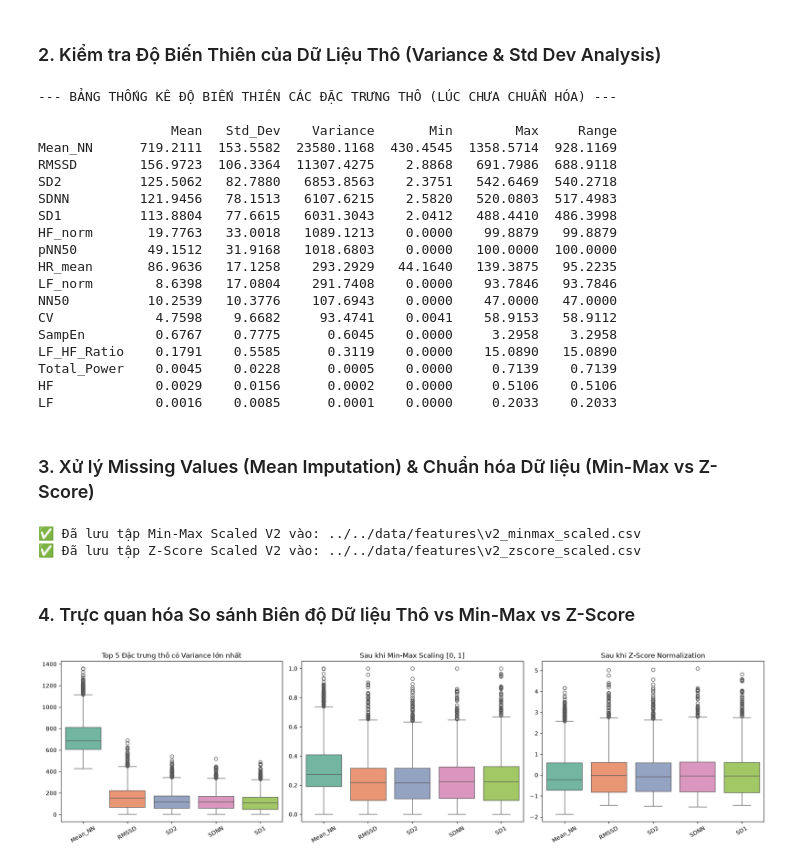
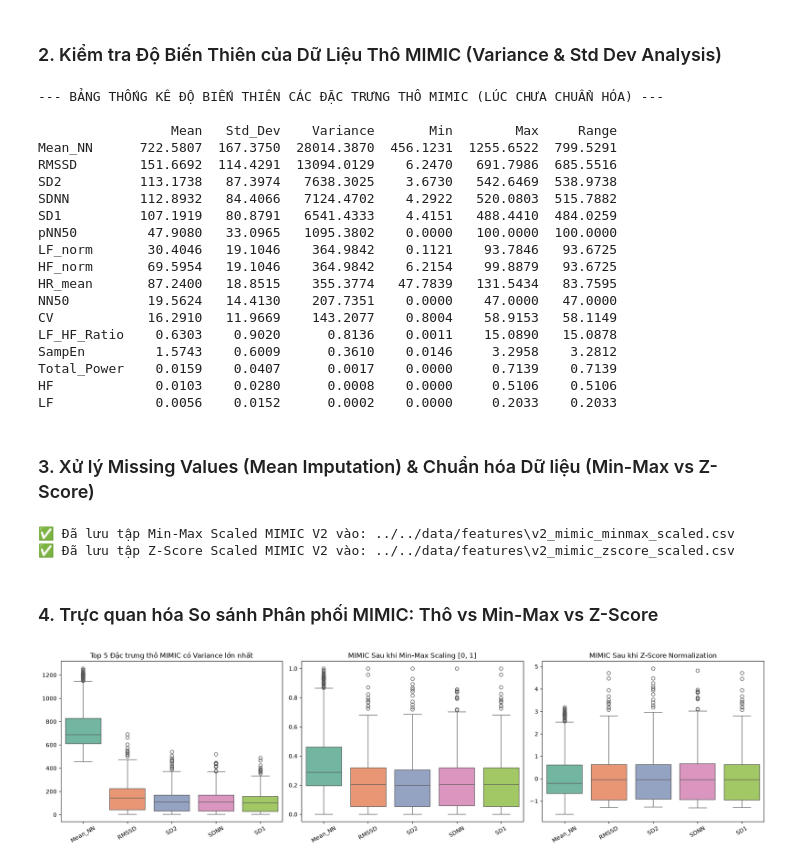
Before and after one commit to HealthSense-IUH/HealthSense-MachineLearning-Lab, a Jupyter notebook: notebooks/v2/01_feature_engineering_and_eda_v2.ipynb, the cells around one changed output. Saved outputs shown, nothing was run; the diff lists cells and outputs as text; code cells hidden in the pictures.

Commit message:
feat: implement V2 pipeline for MIMIC model training, evaluation, and feature engineering notebooks with corresponding scaled datasets

```diff
--- a/notebooks/v2/01_feature_engineering_and_eda_v2.ipynb
+++ b/notebooks/v2/01_feature_engineering_and_eda_v2.ipynb
@@ -25,15 +25,15 @@ print('✅ Nạp thành công các thư viện EDA & Preprocessing V2!')
 # %%
 data_candidates = [
-    '../../data/features/combined_mimic_ptbxl_advanced.csv',
     '../../data/features/mimic_train_features_advanced.csv',
-    'data/features/combined_mimic_ptbxl_advanced.csv',
-    'data/features/mimic_train_features_advanced.csv'
+    '../../data/features/mimic_train_features.csv',
+    'data/features/mimic_train_features_advanced.csv',
+    'data/features/mimic_train_features.csv'
 ]
 data_path = next((p for p in data_candidates if os.path.exists(p)), None)
 
 df_raw = pd.read_csv(data_path)
-print(f"Nạp dữ liệu thành công từ: {data_path}")
-print(f"Kích thước dữ liệu thô: {df_raw.shape[0]} mẫu | {df_raw.shape[1]} cột")
+print(f"Nạp thành công dữ liệu MIMIC từ: {data_path}")
+print(f"Kích thước dữ liệu thô MIMIC: {df_raw.shape[0]} mẫu | {df_raw.shape[1]} cột")
 
 # Kiểm tra các cột dạng thuộc tính (Categorical/Object)
 cat_cols = df_raw.select_dtypes(include=['object', 'category']).columns.tolist()
@@ -44,5 +44,5 @@ if cat_cols:
     print(f"✅ Đã áp dụng One-Hot Encoding cho các biến phân loại!")
 else:
     df_processed = df_raw.copy()
-    print("ℹ️ Tất cả các đặc trưng đều là dạng số (Numerical Features).")
+    print("ℹ️ Tất cả các đặc trưng MIMIC đều là dạng số (Numerical Features).")
 # %% [output]
@@ -53,5 +53,5 @@ Các cột thuộc tính phân loại (Categorical): []
 # %% [markdown]
-### 2. Kiểm tra Độ Biến Thiên của Dữ Liệu Thô (Variance & Std Dev Analysis)
+### 2. Kiểm tra Độ Biến Thiên của Dữ Liệu Thô MIMIC (Variance & Std Dev Analysis)
 # %%
 feature_cols = [c for c in df_processed.columns if c != 'status']
 X_raw = df_processed[feature_cols]
@@ -66,28 +66,28 @@ stats_df = pd.DataFrame({
     'Range': X_raw.max() - X_raw.min()
 }).sort_values(by='Variance', ascending=False)
 
-print("--- BẢNG THỐNG KÊ ĐỘ BIẾN THIÊN CÁC ĐẶC TRƯNG THÔ (LÚC CHƯA CHUẨN HÓA) ---\n")
+print("--- BẢNG THỐNG KÊ ĐỘ BIẾN THIÊN CÁC ĐẶC TRƯNG THÔ MIMIC (LÚC CHƯA CHUẨN HÓA) ---\n")
 print(stats_df.round(4).to_string())
 # %% [output]
---- BẢNG THỐNG KÊ ĐỘ BIẾN THIÊN CÁC ĐẶC TRƯNG THÔ (LÚC CHƯA CHUẨN HÓA) ---
+--- BẢNG THỐNG KÊ ĐỘ BIẾN THIÊN CÁC ĐẶC TRƯNG THÔ MIMIC (LÚC CHƯA CHUẨN HÓA) ---
 
                  Mean   Std_Dev    Variance       Min        Max     Range
-Mean_NN      719.2111  153.5582  23580.1168  430.4545  1358.5714  928.1169
-RMSSD        156.9723  106.3364  11307.4275    2.8868   691.7986  688.9118
-SD2          125.5062   82.7880   6853.8563    2.3751   542.6469  540.2718
-SDNN         121.9456   78.1513   6107.6215    2.5820   520.0803  517.4983
-SD1          113.8804   77.6615   6031.3043    2.0412   488.4410  486.3998
-HF_norm       19.7763   33.0018   1089.1213    0.0000    99.8879   99.8879
-pNN50         49.1512   31.9168   1018.6803    0.0000   100.0000  100.0000
-HR_mean       86.9636   17.1258    293.2929   44.1640   139.3875   95.2235
-LF_norm        8.6398   17.0804    291.7408    0.0000    93.7846   93.7846
-NN50          10.2539   10.3776    107.6943    0.0000    47.0000   47.0000
-CV             4.7598    9.6682     93.4741    0.0041    58.9153   58.9112
-SampEn         0.6767    0.7775      0.6045    0.0000     3.2958    3.2958
-LF_HF_Ratio    0.1791    0.5585      0.3119    0.0000    15.0890   15.0890
-Total_Power    0.0045    0.0228      0.0005    0.0000     0.7139    0.7139
-HF             0.0029    0.0156      0.0002    0.0000     0.5106    0.5106
-LF             0.0016    0.0085      0.0001    0.0000     0.2033    0.2033
+Mean_NN      722.5807  167.3750  28014.3870  456.1231  1255.6522  799.5291
+RMSSD        151.6692  114.4291  13094.0129    6.2470   691.7986  685.5516
+SD2          113.1738   87.3974   7638.3025    3.6730   542.6469  538.9738
+SDNN         112.8932   84.4066   7124.4702    4.2922   520.0803  515.7882
+SD1          107.1919   80.8791   6541.4333    4.4151   488.4410  484.0259
+pNN50         47.9080   33.0965   1095.3802    0.0000   100.0000  100.0000
+LF_norm       30.4046   19.1046    364.9842    0.1121    93.7846   93.6725
+HF_norm       69.5954   19.1046    364.9842    6.2154    99.8879   93.6725
+HR_mean       87.2400   18.8515    355.3774   47.7839   131.5434   83.7595
+NN50          19.5624   14.4130    207.7351    0.0000    47.0000   47.0000
+CV            16.2910   11.9669    143.2077    0.8004    58.9153   58.1149
+LF_HF_Ratio    0.6303    0.9020      0.8136    0.0011    15.0890   15.0878
+SampEn         1.5743    0.6009      0.3610    0.0146     3.2958    3.2812
+Total_Power    0.0159    0.0407      0.0017    0.0000     0.7139    0.7139
+HF             0.0103    0.0280      0.0008    0.0000     0.5106    0.5106
+LF             0.0056    0.0152      0.0002    0.0000     0.2033    0.2033
 # %% [markdown]
 ### 3. Xử lý Missing Values (Mean Imputation) & Chuẩn hóa Dữ liệu (Min-Max vs Z-Score)
 # %%
@@ -96,7 +96,7 @@ imputer = SimpleImputer(strategy='mean')
 X_imputed = imputer.fit_transform(X_raw)
 X_imputed_df = pd.DataFrame(X_imputed, columns=feature_cols)
 
-# 2. Min-Max Scaling [0, 1] (Thử nghiệm phương pháp biến đổi Min-Max)
+# 2. Min-Max Scaling [0, 1]
 minmax_scaler = MinMaxScaler()
 X_minmax = minmax_scaler.fit_transform(X_imputed_df)
 df_minmax = pd.DataFrame(X_minmax, columns=feature_cols)
@@ -108,41 +108,41 @@ X_zscore = zscore_scaler.fit_transform(X_imputed_df)
 df_zscore = pd.DataFrame(X_zscore, columns=feature_cols)
 df_zscore['status'] = y.values
 
-# Lưu trữ 2 bộ dữ liệu V2 ra thư mục data/features
+# Lưu trữ 2 bộ dữ liệu V2 cho MIMIC
 save_dir_candidates = ['../../data/features', 'data/features']
 save_dir = next((d for d in save_dir_candidates if os.path.exists(os.path.dirname(d))), '../../data/features')
 os.makedirs(save_dir, exist_ok=True)
 
-path_minmax = os.path.join(save_dir, 'v2_minmax_scaled.csv')
-path_zscore = os.path.join(save_dir, 'v2_zscore_scaled.csv')
+path_minmax = os.path.join(save_dir, 'v2_mimic_minmax_scaled.csv')
+path_zscore = os.path.join(save_dir, 'v2_mimic_zscore_scaled.csv')
 
 df_minmax.to_csv(path_minmax, index=False)
 df_zscore.to_csv(path_zscore, index=False)
 
-print(f"✅ Đã lưu tập Min-Max Scaled V2 vào: {path_minmax}")
-print(f"✅ Đã lưu tập Z-Score Scaled V2 vào: {path_zscore}")
+print(f"✅ Đã lưu tập Min-Max Scaled MIMIC V2 vào: {path_minmax}")
+print(f"✅ Đã lưu tập Z-Score Scaled MIMIC V2 vào: {path_zscore}")
 # %% [output]
-✅ Đã lưu tập Min-Max Scaled V2 vào: ../../data/features\v2_minmax_scaled.csv
-✅ Đã lưu tập Z-Score Scaled V2 vào: ../../data/features\v2_zscore_scaled.csv
+✅ Đã lưu tập Min-Max Scaled MIMIC V2 vào: ../../data/features\v2_mimic_minmax_scaled.csv
+✅ Đã lưu tập Z-Score Scaled MIMIC V2 vào: ../../data/features\v2_mimic_zscore_scaled.csv
 # %% [markdown]
-### 4. Trực quan hóa So sánh Biên độ Dữ liệu Thô vs Min-Max vs Z-Score
+### 4. Trực quan hóa So sánh Phân phối MIMIC: Thô vs Min-Max vs Z-Score
 # %%
 fig, axes = plt.subplots(1, 3, figsize=(18, 5))
 top_5_var_cols = stats_df.index[:5].tolist()
 
 sns.boxplot(data=X_raw[top_5_var_cols], ax=axes[0], palette='Set2')
-axes[0].set_title('Top 5 Đặc trưng thô có Variance lớn nhất')
+axes[0].set_title('Top 5 Đặc trưng thô MIMIC có Variance lớn nhất')
 axes[0].tick_params(axis='x', rotation=30)
 
 sns.boxplot(data=df_minmax[top_5_var_cols], ax=axes[1], palette='Set2')
-axes[1].set_title('Sau khi Min-Max Scaling [0, 1]')
+axes[1].set_title('MIMIC Sau khi Min-Max Scaling [0, 1]')
 axes[1].tick_params(axis='x', rotation=30)
 
 sns.boxplot(data=df_zscore[top_5_var_cols], ax=axes[2], palette='Set2')
-axes[2].set_title('Sau khi Z-Score Normalization')
+axes[2].set_title('MIMIC Sau khi Z-Score Normalization')
 axes[2].tick_params(axis='x', rotation=30)
 
 plt.tight_layout()
 plt.show()
 # %% [output]
-[figure, old version]
+[figure, new version]
```
Also changed, not shown: parts of 4 cells of this notebook, 3 other files.
